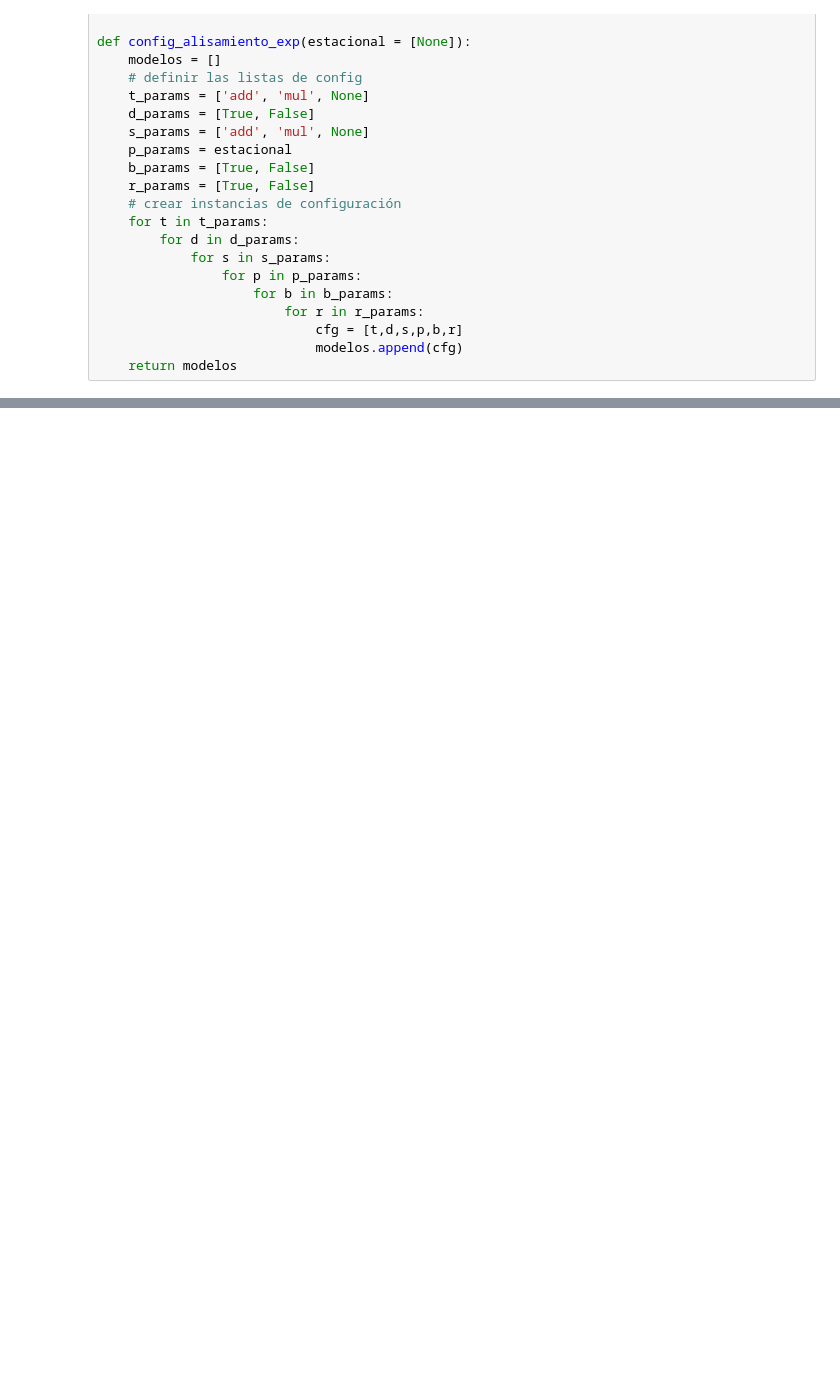
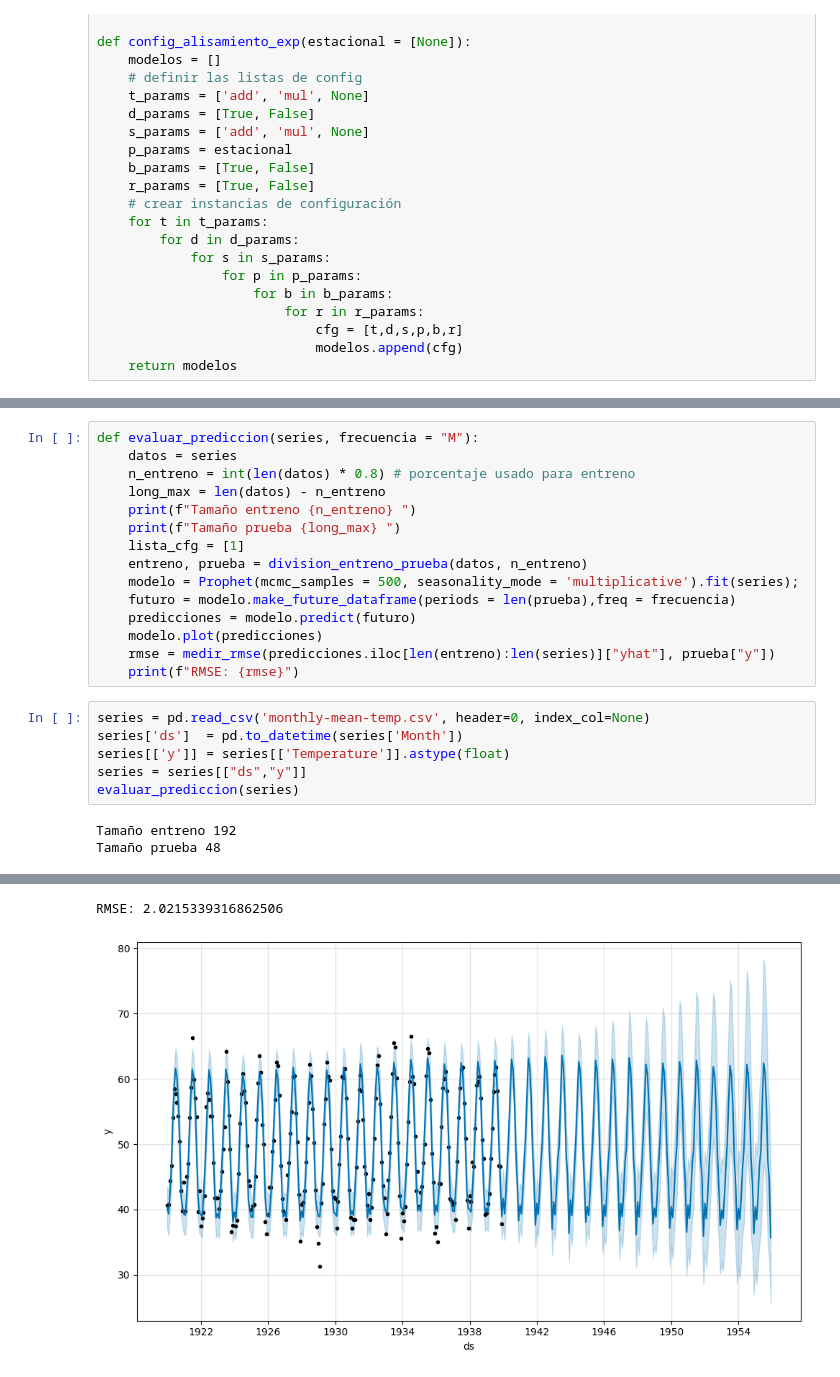
Before and after one commit to Priscigs/Lab3-DS, a Jupyter notebook: monthly-mean-temp.ipynb, the cells around one changed output, grey strips where cells are left out. Cells and saved outputs as stored; diff of their text form; blank space fills up the shorter version.

```diff
--- a/monthly-mean-temp.ipynb
+++ b/monthly-mean-temp.ipynb
@@ -416,0 +481,24 @@ IndexError: list index out of range
+# %%
+def evaluar_prediccion(series, frecuencia = "M"):
+    datos = series
+    n_entreno = int(len(datos) * 0.8) # porcentaje usado para entreno
+    long_max = len(datos) - n_entreno
+    print(f"Tamaño entreno {n_entreno} ")
+    print(f"Tamaño prueba {long_max} ")
+    lista_cfg = [1]
+    entreno, prueba = division_entreno_prueba(datos, n_entreno)
+    modelo = Prophet(mcmc_samples = 500, seasonality_mode = 'multiplicative').fit(series);
+    futuro = modelo.make_future_dataframe(periods = len(prueba),freq = frecuencia)
+    predicciones = modelo.predict(futuro)
+    modelo.plot(predicciones)
+    rmse = medir_rmse(predicciones.iloc[len(entreno):len(series)]["yhat"], prueba["y"])
+    print(f"RMSE: {rmse}")
+# %%
+series = pd.read_csv('monthly-mean-temp.csv', header=0, index_col=None)
+series['ds']  = pd.to_datetime(series['Month'])
+series[['y']] = series[['Temperature']].astype(float)
+series = series[["ds","y"]]
+evaluar_prediccion(series)
+# %% [output]
+Tamaño entreno 192
+Tamaño prueba 48
@@ -416,0 +532,2 @@ IndexError: list index out of range
+RMSE: 2.0215339316862506
+[figure, added]
```
Also changed, not shown: parts of 20 cells of this notebook, 20 other files.
